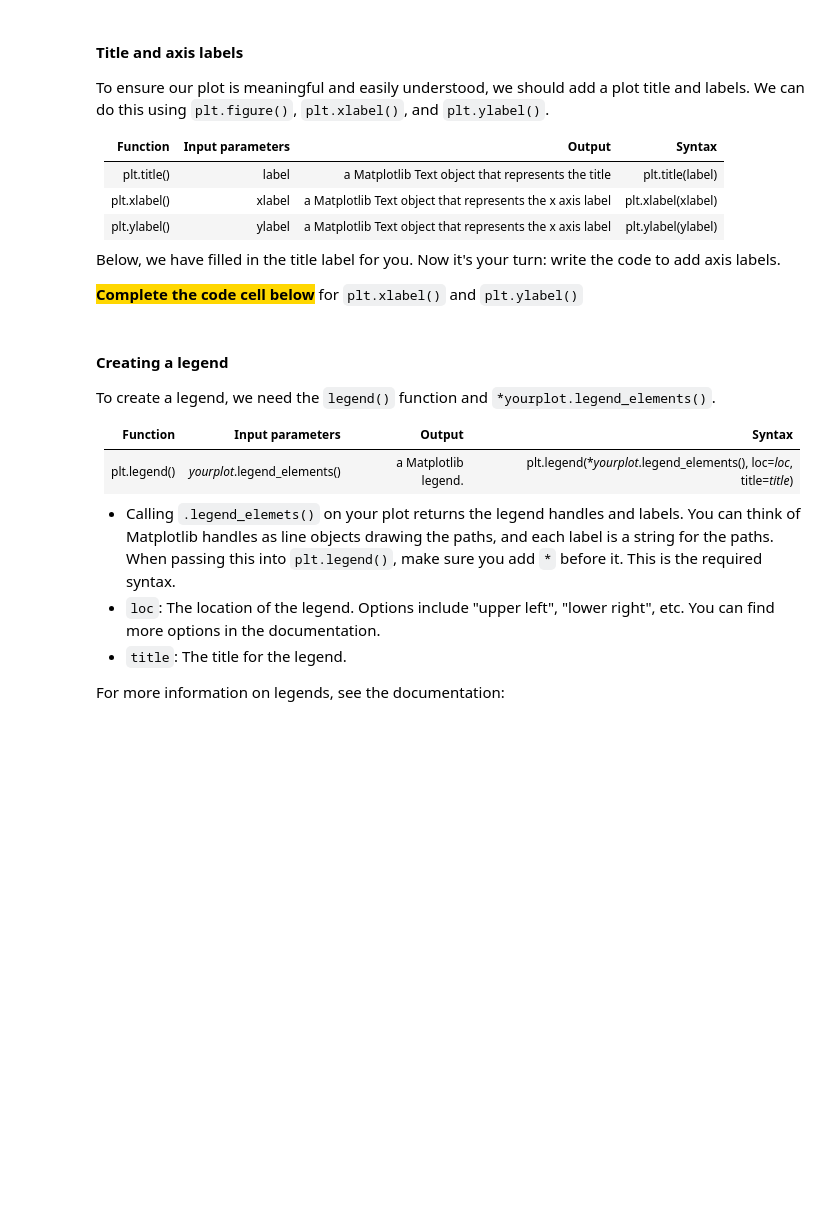
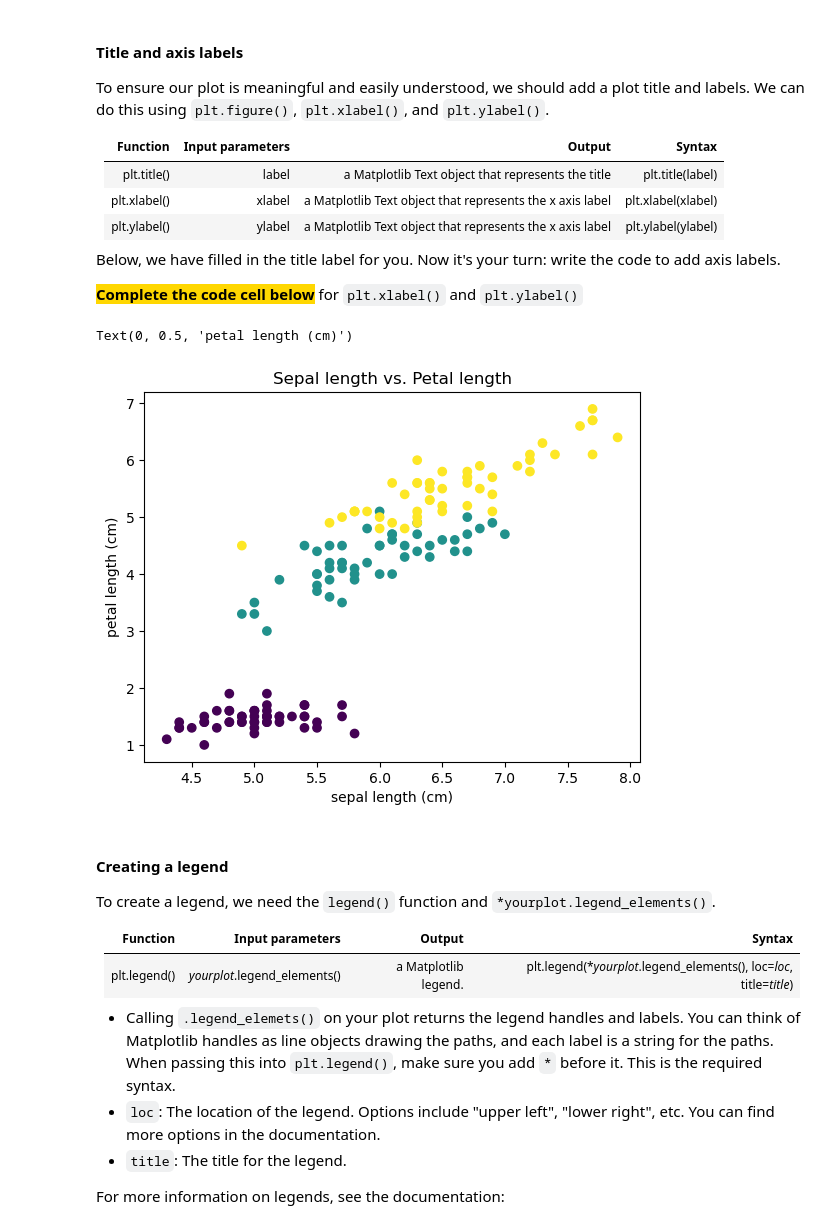
Before and after one commit to CS-Biotech/2-1_Advanced-visualization-and-plotting, a Jupyter notebook: Week1_Advanced_visualization_and_plotting_polished.ipynb, the cells around one changed output. Saved outputs shown, nothing was run; the diff lists cells and outputs as text; code cells hidden in the pictures; blank space fills up the shorter version.

```diff
--- a/Week1_Advanced_visualization_and_plotting_polished.ipynb
+++ b/Week1_Advanced_visualization_and_plotting_polished.ipynb
@@ -157,15 +157,20 @@ Below, we have filled in the title label for you. Now it's your turn: write the
 <span style="background-color: #FFD700">**Complete the code cell below**</span> for `plt.xlabel()` and `plt.ylabel()`
 # %%
 # TODO: Fill in this part with your scatter plot code from above
-scatter_plot = plt.scatter(x=,
-                           y=,
-                           c=,
-                           label=)
+scatter_plot = plt.scatter(x=df['sepal length (cm)'],
+                           y=df['petal length (cm)'],
+                           c=df['species'],
+                           label=df['species'])
 
 # This part is new
 plt.title("Sepal length vs. Petal length")
 # TODO: add the x-axis label here
+plt.xlabel('sepal length (cm)')
 # TODO: add the y-axis label here
+plt.ylabel('petal length (cm)')
+# %% [output]
+Text(0, 0.5, 'petal length (cm)')
+[figure, added]
 # %% [markdown]
 #### **Creating a legend**
 
```
Also changed, not shown: parts of 18 cells of this notebook.
